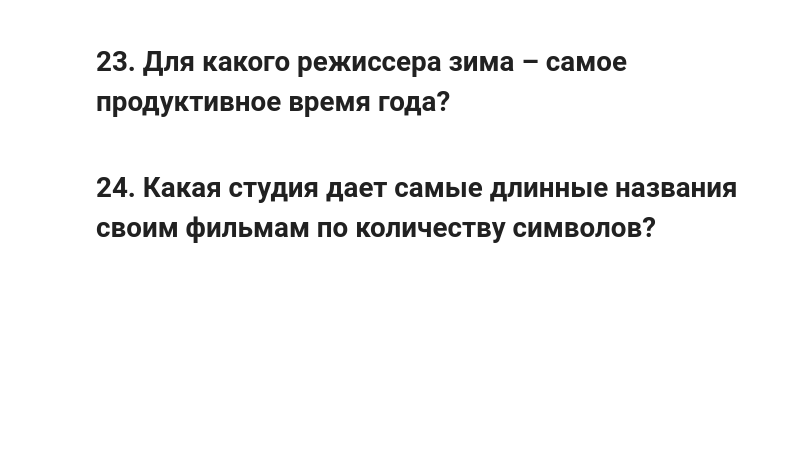
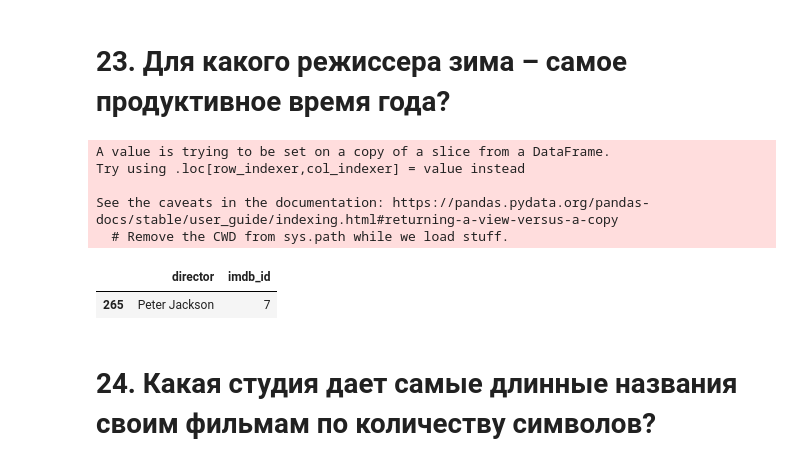
Before and after one commit to OrlovaNY/SF_DS_Course, a Jupyter notebook: FinalProjects/module_1/Movies_IMBD_v4.1_TEMPLATE.ipynb, the cells around one changed output. Cells and saved outputs as stored; diff of their text form; code cells hidden in the pictures; blank space fills up the shorter version.

```diff
--- a/FinalProjects/module_1/Movies_IMBD_v4.1_TEMPLATE.ipynb
+++ b/FinalProjects/module_1/Movies_IMBD_v4.1_TEMPLATE.ipynb
@@ -416,3 +416,30 @@ summer_films.imdb_id.nunique()
 answers['22'] = '2. 450' # +
 # %% [markdown]
 # 23. Для какого режиссера зима – самое продуктивное время года?
+# %%
+# Сначала скопируем датафрейм, чтобы работать с ним независимо от исходного
+data_new11 = data.copy(deep=True)
+# Решение
+data_new11['release_month'] = data_new11['release_date'].dt.month
+
+winter = [12, 1, 2]
+
+winter_films = data_new11[data_new11['release_month'].isin(winter)]
+
+# Преобразуем строку в список режиссеров
+winter_films['director'] = winter_films['director'].apply(lambda x: x.split('|'))
+
+# Размножим количество строк по каждому фильму на количество режиссеров
+data_splitted_by_dir2 = winter_films.explode('director')
+
+# Группируем и считаем количество фильмов на каждого режиссера
+winter_films_by_dir = data_splitted_by_dir2.groupby(['director'])['imdb_id'].nunique().reset_index()
+winter_films_by_dir[winter_films_by_dir['imdb_id'] == winter_films_by_dir['imdb_id'].max()]
+# %% [output]
+A value is trying to be set on a copy of a slice from a DataFrame.
+Try using .loc[row_indexer,col_indexer] = value instead
+
+See the caveats in the documentation: https://pandas.pydata.org/pandas-docs/stable/user_guide/indexing.html#returning-a-view-versus-a-copy
+  # Remove the CWD from sys.path while we load stuff.
+|  | director | imdb_id |
+| 265 | Peter Jackson | 7 |
```
Also changed, not shown: parts of 7 cells of this notebook, 1 other file.
